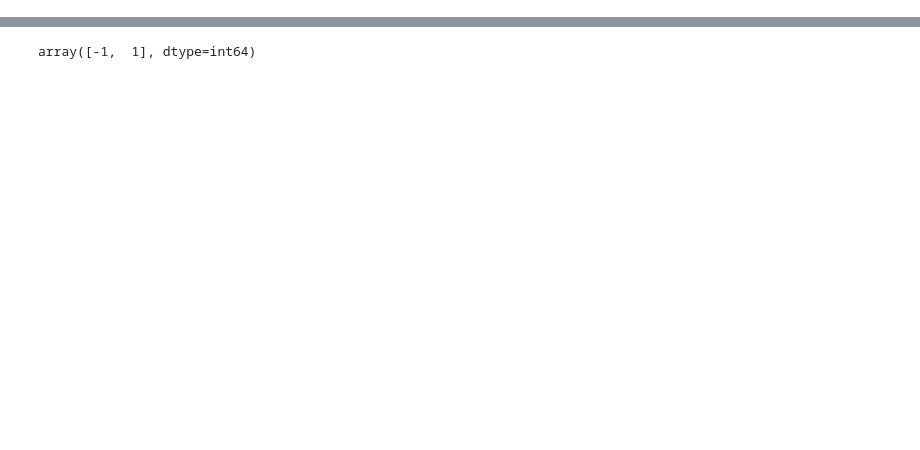
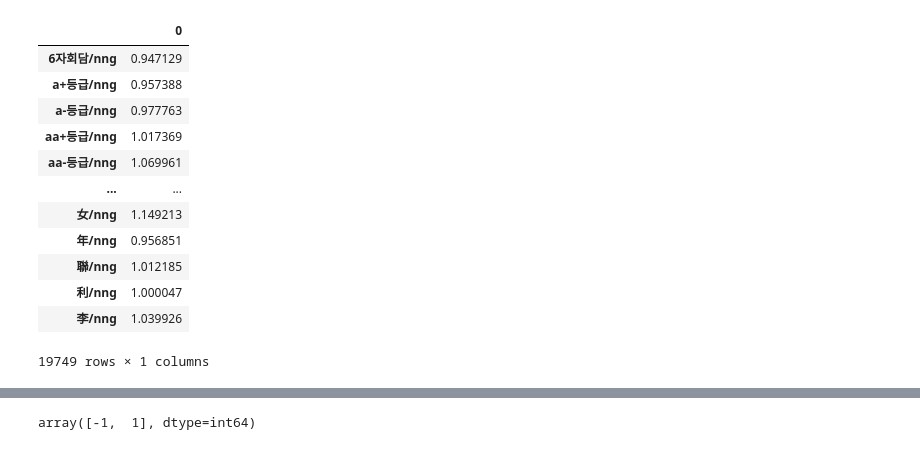
Before and after one commit to Jisang-hwang93/BOK_Report_Team1, a Jupyter notebook: NBC.ipynb, the cells around one changed output, grey strips where cells are left out. Cells and saved outputs as stored; diff of their text form; code cells hidden in the pictures; blank space fills up the shorter version.

```diff
--- a/NBC.ipynb
+++ b/NBC.ipynb
@@ -85,0 +87,17 @@ print(avg_polarity_score)
+# %%
+polarity_scores = np.zeros((30, len(ngram_list)))
+
+for i, itr in tqdm(enumerate(posterior_list)):
+    for idx, n_gram in enumerate(itr[0]):
+        tmp_n = ngram_list.index(n_gram)
+        p_score = float(itr[2][idx])/float(itr[1][idx])
+        polarity_scores[i][tmp_n] = p_score
+# %%
+polarity_scores.shape
+for i, v in enumerate(polarity_scores):
+    for j, w in enumerate(v):
+         if polarity_scores[i][j] == 0:
+             polarity_scores[i][j] = None
+# %%
+df_p_scores = pd.DataFrame(polarity_scores)
+df_p_scores = df_p_scores.fillna(df_p_scores.mean())
@@ -85,0 +124,19 @@ print(avg_polarity_score)
+# %%
+avg_polarity_scores = list(df_p_scores.mean())
+# %%
+ps = pd.DataFrame(avg_polarity_scores, index=ngram_list)
+ps
+# %% [output]
+|  | 0 |
+| 6자회담/nng | 0.947129 |
+| a+등급/nng | 0.957388 |
+| a-등급/nng | 0.977763 |
+| aa+등급/nng | 1.017369 |
+| aa-등급/nng | 1.069961 |
+| ... | ... |
+| 女/nng | 1.149213 |
+| 年/nng | 0.956851 |
+| 聯/nng | 1.012185 |
+| 利/nng | 1.000047 |
+| 李/nng | 1.039926 |
+19749 rows × 1 columns
```
Also changed, not shown: parts of 14 cells of this notebook.
